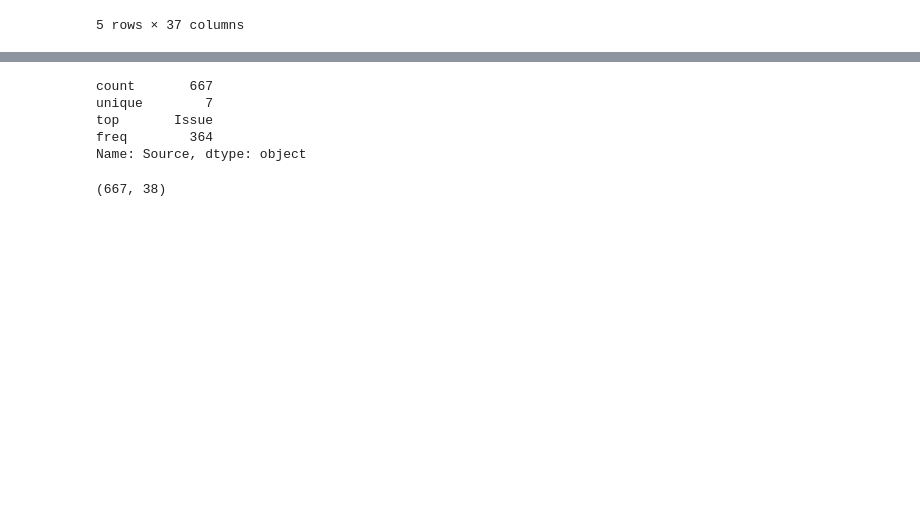
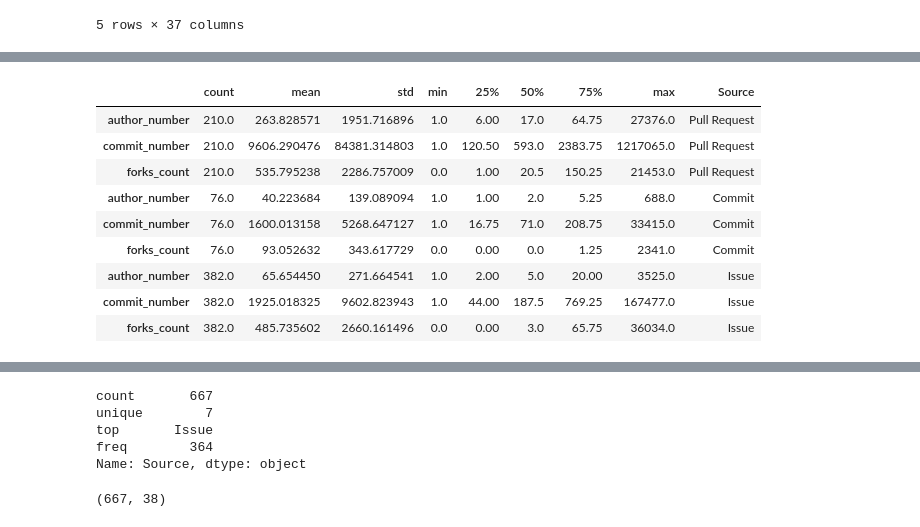
Before and after one commit to ncusi/MSR_Challenge_2024, a Jupyter notebook: notebooks/characteristics_of_the_software_repository.ipynb, the cells around one changed output, grey strips where cells are left out. Saved outputs shown, nothing was run; the diff lists cells and outputs as text; code cells hidden in the pictures; blank space fills up the shorter version.

```diff
--- a/notebooks/characteristics_of_the_software_repository.ipynb
+++ b/notebooks/characteristics_of_the_software_repository.ipynb
@@ -77,0 +198,8 @@ unified_statistics_df.head()
+# %%
+pr_author_commit_describe['Source']='Pull Request'
+# %%
+commit_author_commit_describe['Source']= 'Commit'
+# %%
+issue_author_commit_describe['Source']='Issue'
+# %%
+combined_describe = pd.concat([pr_author_commit_describe,commit_author_commit_describe,issue_author_commit_describe])
@@ -77,0 +208,13 @@ unified_statistics_df.head()
+# %%
+combined_describe
+# %% [output]
+|  | count | mean | std | min | 25% | 50% | 75% | max | Source |
+| author_number | 210.0 | 263.828571 | 1951.716896 | 1.0 | 6.00 | 17.0 | 64.75 | 27376.0 | Pull Request |
+| commit_number | 210.0 | 9606.290476 | 84381.314803 | 1.0 | 120.50 | 593.0 | 2383.75 | 1217065.0 | Pull Request |
+| forks_count | 210.0 | 535.795238 | 2286.757009 | 0.0 | 1.00 | 20.5 | 150.25 | 21453.0 | Pull Request |
+| author_number | 76.0 | 40.223684 | 139.089094 | 1.0 | 1.00 | 2.0 | 5.25 | 688.0 | Commit |
+| commit_number | 76.0 | 1600.013158 | 5268.647127 | 1.0 | 16.75 | 71.0 | 208.75 | 33415.0 | Commit |
+| forks_count | 76.0 | 93.052632 | 343.617729 | 0.0 | 0.00 | 0.0 | 1.25 | 2341.0 | Commit |
+| author_number | 382.0 | 65.654450 | 271.664541 | 1.0 | 2.00 | 5.0 | 20.00 | 3525.0 | Issue |
+| commit_number | 382.0 | 1925.018325 | 9602.823943 | 1.0 | 44.00 | 187.5 | 769.25 | 167477.0 | Issue |
+| forks_count | 382.0 | 485.735602 | 2660.161496 | 0.0 | 0.00 | 3.0 | 65.75 | 36034.0 | Issue |
```
Also changed, not shown: parts of 68 cells of this notebook, 1 other file.
